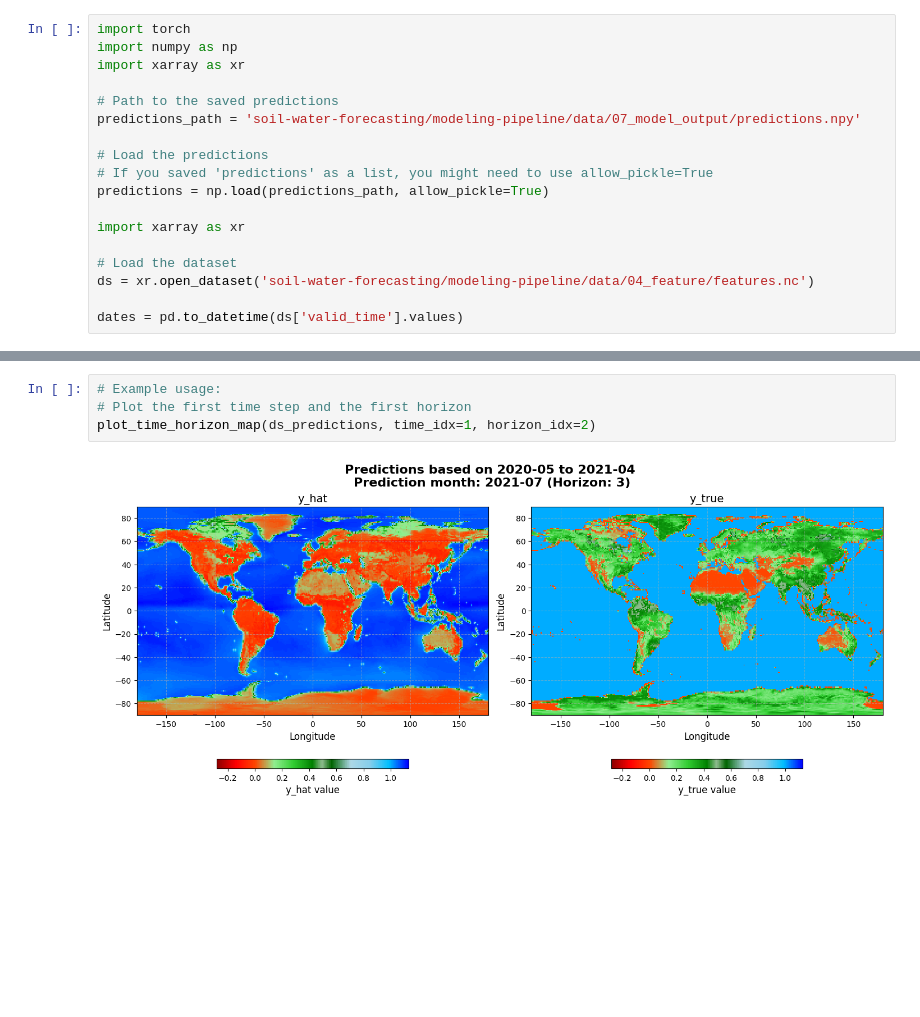
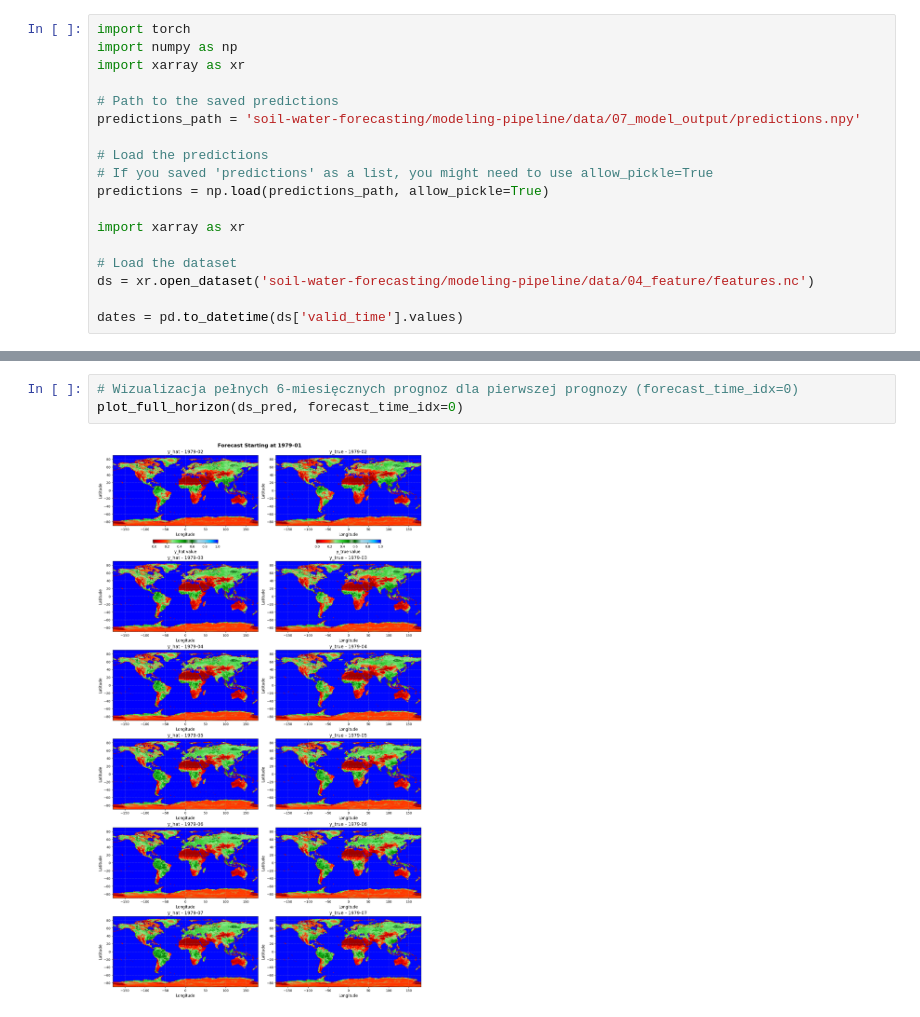
Before and after one commit to AdamPrzychodniPrivate/soil-water-forecasting, a Jupyter notebook: modeling-pipeline/notebooks/6.1 training_TimeAndGraphAniso.ipynb, the cells around one changed output, grey strips where cells are left out. Drawn from its saved outputs; the diff is of its cells as text; blank space fills up the shorter version.

```diff
--- a/modeling-pipeline/notebooks/6.1 training_TimeAndGraphAniso.ipynb
+++ b/modeling-pipeline/notebooks/6.1 training_TimeAndGraphAniso.ipynb
@@ -1272,6 +1077,5 @@ def plot_time_horizon_map(ds, time_idx=0, horizon_idx=0, vmin=None, vmax=None):
-# %%
-# Example usage:
-# Plot the first time step and the first horizon
-plot_time_horizon_map(ds_predictions, time_idx=1, horizon_idx=2)
-# %% [output]
-[figure, removed]
+# %%
+# Wizualizacja pełnych 6-miesięcznych prognoz dla pierwszej prognozy (forecast_time_idx=0)
+plot_full_horizon(ds_pred, forecast_time_idx=0)
+# %% [output]
+[figure, added]
```
Also changed, not shown: parts of 12 cells of this notebook.
